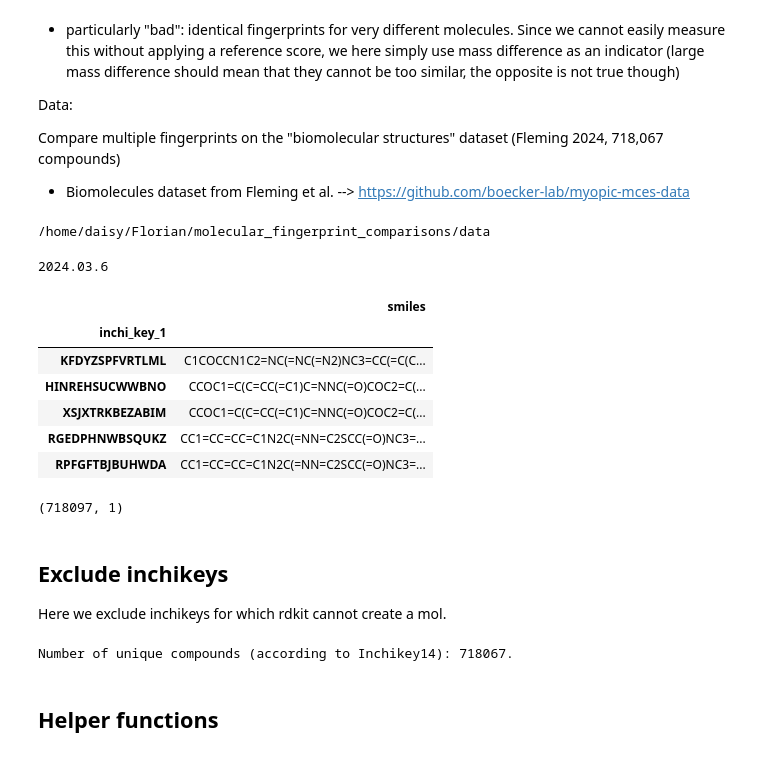
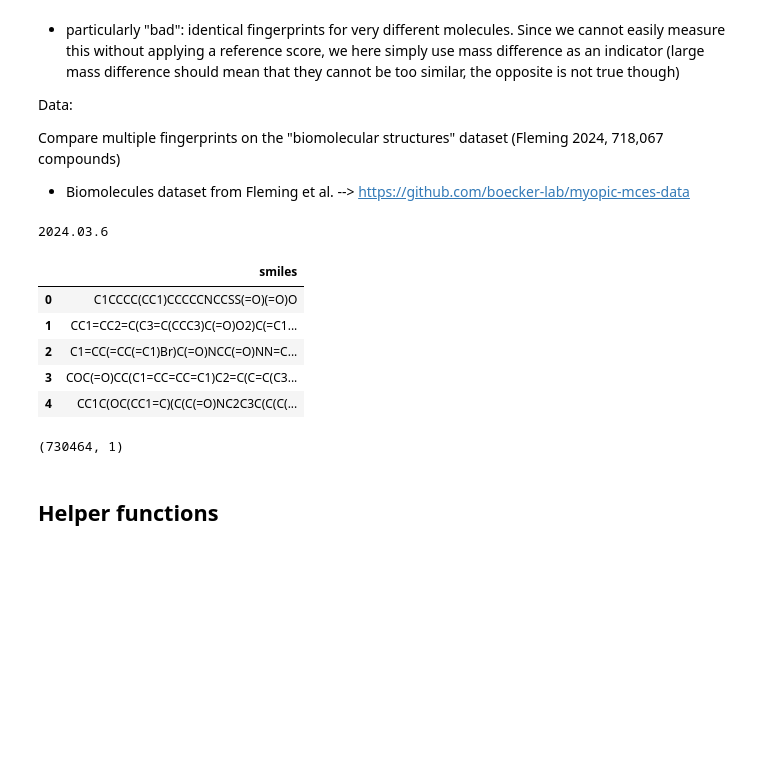
Before and after one commit to florian-huber/molecular_fingerprint_comparisons, a Jupyter notebook: notebooks/fingerprint_analysis_01_duplications.ipynb, the cells around one changed output. Cells and saved outputs as stored; diff of their text form; code cells hidden in the pictures; blank space fills up the shorter version.

```diff
--- a/notebooks/fingerprint_analysis_01_duplications.ipynb
+++ b/notebooks/fingerprint_analysis_01_duplications.ipynb
@@ -24,10 +25,6 @@ from rdkit import Chem
 ROOT = Path(os.getcwd()).parents[0]
 
 path_data = os.path.join(Path(ROOT), "data")
-# %%
-print(path_data)
-# %% [output]
-/home/daisy/Florian/molecular_fingerprint_comparisons/data
 # %%
 import rdkit
 print(rdkit.__version__)
@@ -36,41 +33,21 @@ assert int(rdkit.__version__[:4]) >= 2024
 # %% [output]
 2024.03.6
 # %%
-filename = "biostructures.csv"
-compounds = pd.read_csv(os.path.join(path_data, "fleming_data", filename))
-compounds = compounds.set_index("inchi_key_1")
+filename = "biostructures_combined.csv"
+compounds = pd.read_csv(os.path.join(path_data, filename))
 
 compounds.head()
 # %% [output]
 |  | smiles |
-| inchi_key_1 |  |
-| KFDYZSPFVRTLML | C1COCCN1C2=NC(=NC(=N2)NC3=CC(=C(C... |
-| HINREHSUCWWBNO | CCOC1=C(C=CC(=C1)C=NNC(=O)COC2=C(... |
-| XSJXTRKBEZABIM | CCOC1=C(C=CC(=C1)C=NNC(=O)COC2=C(... |
-| RGEDPHNWBSQUKZ | CC1=CC=CC=C1N2C(=NN=C2SCC(=O)NC3=... |
-| RPFGFTBJBUHWDA | CC1=CC=CC=C1N2C(=NN=C2SCC(=O)NC3=... |
+| 0 | C1CCCC(CC1)CCCCCNCCSS(=O)(=O)O |
+| 1 | CC1=CC2=C(C3=C(CCC3)C(=O)O2)C(=C1... |
+| 2 | C1=CC(=CC(=C1)Br)C(=O)NCC(=O)NN=C... |
+| 3 | COC(=O)CC(C1=CC=CC=C1)C2=C(C=C(C3... |
+| 4 | CC1C(OC(CC1=C)(C(C(=O)NC2C3C(C(C(... |
 # %%
 compounds.shape
 # %% [output]
-(718097, 1)
+(730464, 1)
-# %% [markdown]
-## Exclude inchikeys
-Here we exclude inchikeys for which rdkit cannot create a mol.
-# %%
-exclude_inchikeys = [
-    "XFXAGVXHBIDZJE", "KNSWLJFYTHGVGP", "MIUKAZMTBNWUDP",
-    "ROYLRIQYTZJBAR", "KLHDFCUIIHOAIW", "SCMUSNCWPKDKKK", "CGCDOKHAYHELEG", "WONOLTWTXSUXQB", "JOHWNGGYGAVMGU",
-    "LRWFHPLMQGPJCY", "KNSWNNXPAWSACI", "AXCBHWGTRNNXKG", "XHFXMNZYIKFCPN", "OSVXSBDYLRYLIG", "TVWHTOUAJSGEKT",
-    "AOIWFGJNGXKHGL", "JHNJAVOZJQRGSH", "YXFJCDMOWXLUFT", "ZKIBBIKDPHAFLN", "LTDXHAFASXANOM", "FQFKTKUFHWNTBN", "XHVUVQAANZKEKF",
-    "UTRRCWWJXMITGT", "RZPONWCINKBQNQ", "INDBPWPYJQZLTL", "VOGWKIGUWPCLMP",
-    "YBNISKWFKJBFGP", "ITGROQVHGXJRIY", "CBHMIKMVVKYVSV", "JIVGQESTRBEXGT",
-]
-
-compounds = compounds.drop(exclude_inchikeys)
-
-print(f"Number of unique compounds (according to Inchikey14): {pd.unique(compounds.index).shape[0]}.")
-# %% [output]
-Number of unique compounds (according to Inchikey14): 718067.
 # %% [markdown]
 ## Helper functions
 # %%
```
Also changed, not shown: parts of 30 cells of this notebook.
